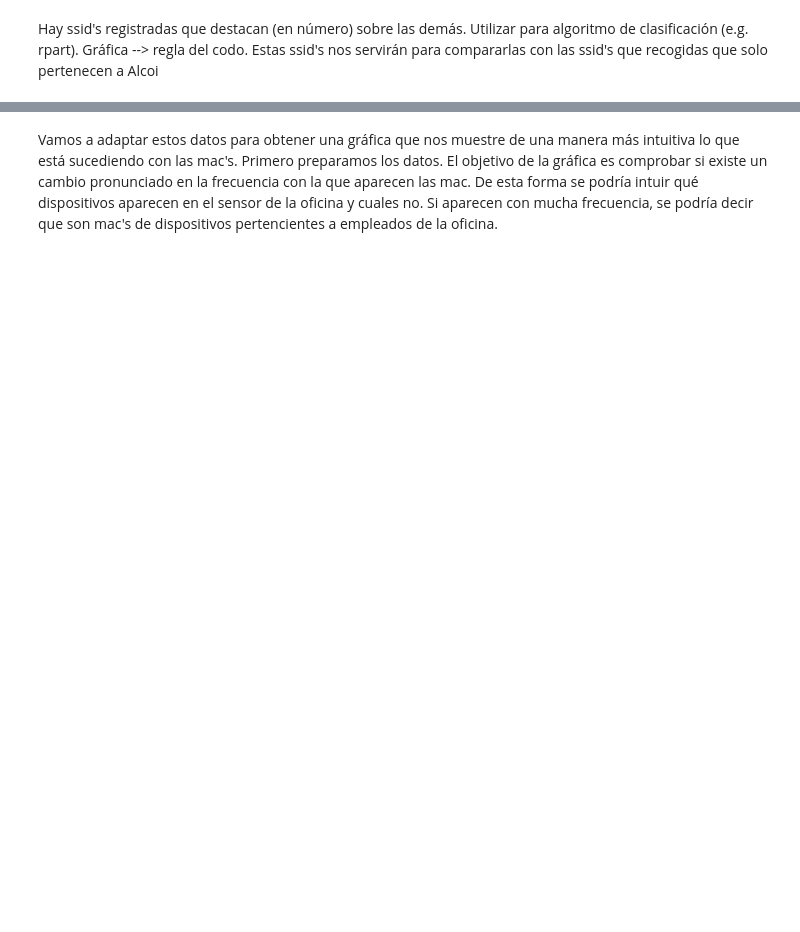
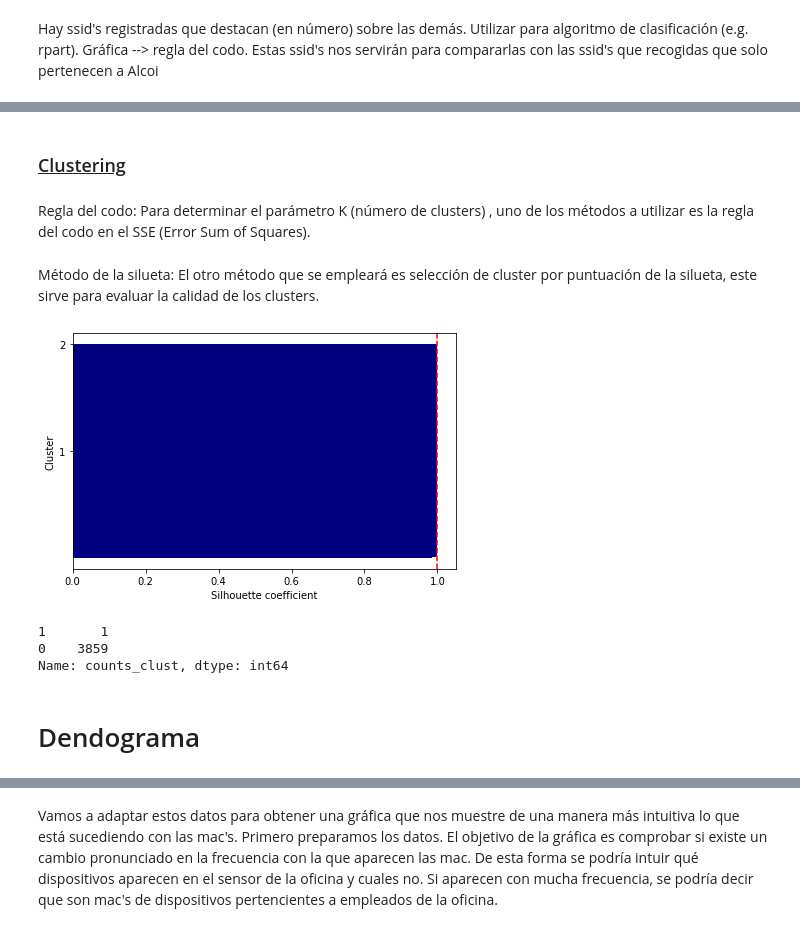
Before and after one commit to jibt1/TFM, a Jupyter notebook: Código/estudioExploracion.ipynb, the cells around one changed output, grey strips where cells are left out. Drawn from its saved outputs; the diff is of its cells as text; code cells hidden in the pictures; blank space fills up the shorter version.

Commit message:
Añadido dendograma
Es recomendabla una investigacion mas profunda del mismo

```diff
--- a/Código/estudioExploracion.ipynb
+++ b/Código/estudioExploracion.ipynb
@@ -413,3 +428,72 @@ fig.update_layout(
     xaxis=dict(rangeslider=dict(visible=True)
     )
 )
+# %% [markdown]
+### <u>Clustering</u>
+# %% [markdown]
+Regla del codo: Para determinar el parámetro K (número de clusters) , uno de los métodos a utilizar es la regla del codo en el SSE (Error Sum of Squares).
+# %%
+distortions = []
+for i in range(1, 14):
+    km_model = KMeans(n_clusters=i)
+    km_model.fit(df_aux[['counts']])
+    distortions.append(km_model.inertia_)
+
+
+x = np.arange(14)
+fig = go.Figure(data=go.Scatter(x=x, y=distortions))
+fig.update_layout(
+    title="Regla del codo SSID clustering óptimo",
+    xaxis_title="Número de clusters",
+    yaxis_title="SSE",
+    legend_title="SSE",
+)
+# %% [markdown]
+Método de la silueta: El otro método que se empleará es selección de cluster por puntuación de la silueta, este sirve para evaluar la calidad de los clusters.
+# %%
+km = KMeans(n_clusters=2)
+y_km = km.fit_predict(df_aux[['counts']])
+
+cluster_labels = np.unique(y_km)
+n_clusters = cluster_labels.shape[0]
+silhouette_vals = silhouette_samples(df_aux[['counts']], y_km, metric='euclidean')
+y_ax_lower, y_ax_upper = 0, 0
+yticks = []
+for i, c in enumerate(cluster_labels):
+    c_silhouette_vals = silhouette_vals[y_km == c]
+    c_silhouette_vals.sort()
+    y_ax_upper += len(c_silhouette_vals)
+    color = cm.jet(float(i) / n_clusters)
+    plt.barh(range(y_ax_lower, y_ax_upper), c_silhouette_vals, height=1.0,
+             edgecolor='none', color=color)
+
+    yticks.append((y_ax_lower + y_ax_upper) / 2.)
+    y_ax_lower += len(c_silhouette_vals)
+
+silhouette_avg = np.mean(silhouette_vals)
+plt.axvline(silhouette_avg, color="red", linestyle="--")
+
+plt.yticks(yticks, cluster_labels + 1)
+plt.ylabel('Cluster')
+plt.xlabel('Silhouette coefficient')
+
+plt.tight_layout()
+#plt.savefig('images/11_04.png', dpi=300)
+plt.show()
+# %% [output]
+[figure, added]
+# %%
+km = KMeans(n_clusters=2)
+
+y_km = km.fit_predict(df_aux[['counts']])
+df_y_km = pd.DataFrame(y_km, columns = ['counts_clust']).reset_index(drop=True)
+
+# clusters
+df_y_km['counts_clust'].value_counts().sort_values()
+#df_y_km.tail(10)
+# %% [output]
+1       1
+0    3859
+Name: counts_clust, dtype: int64
+# %% [markdown]
+# Dendograma
```
Also changed, not shown: parts of 16 cells of this notebook.
